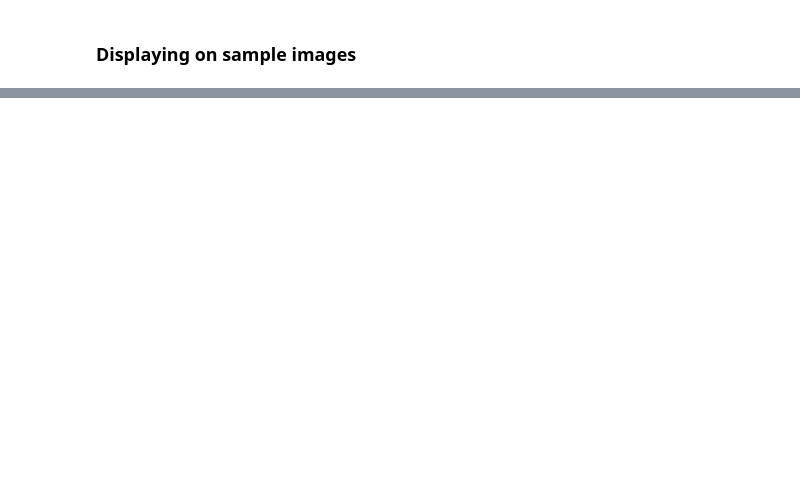
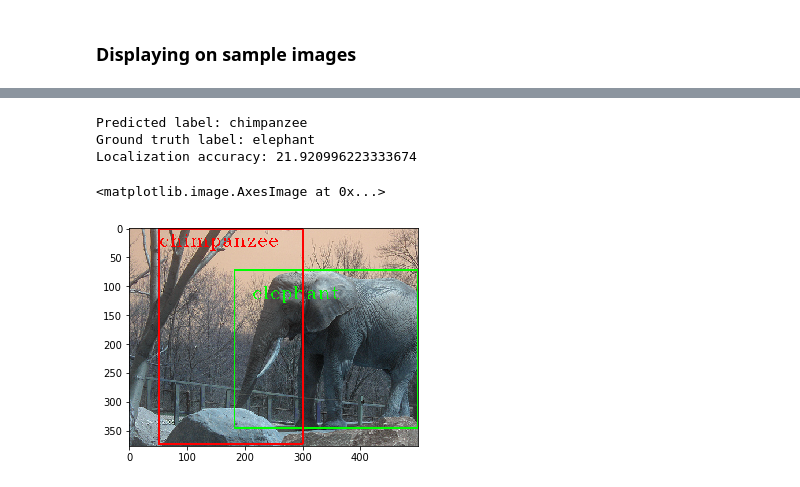
Before and after one commit to fuadaghazada/Object-Localization-and-Recognition, a Jupyter notebook: src/Project.ipynb, the cells around one changed output, grey strips where cells are left out. Drawn from its saved outputs; the diff is of its cells as text; code cells hidden in the pictures; blank space fills up the shorter version.

```diff
--- a/src/Project.ipynb
+++ b/src/Project.ipynb
@@ -301,0 +278,8 @@ Localization accuracy: 84.00029338418659
+# %%
+plt.imshow(overlayed_image(14, draw_labels=True))
+# %% [output]
+Predicted label: chimpanzee
+Ground truth label: elephant
+Localization accuracy: 21.920996223333674
+<matplotlib.image.AxesImage at 0x...>
+[figure, added]
```
Also changed, not shown: parts of 8 cells of this notebook, 12 other files.
